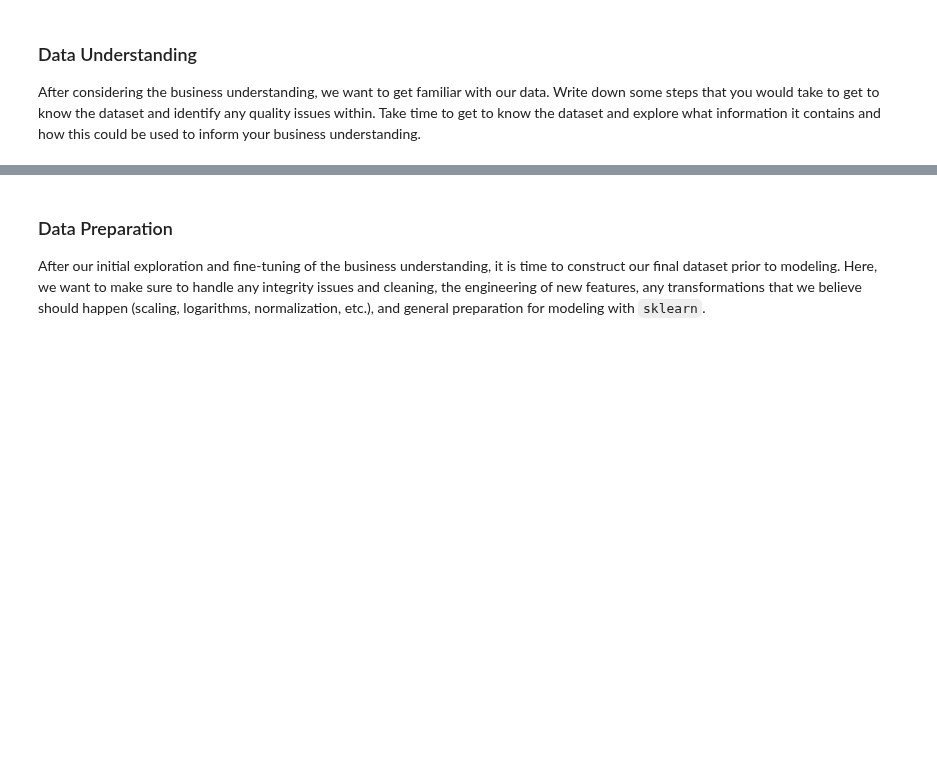
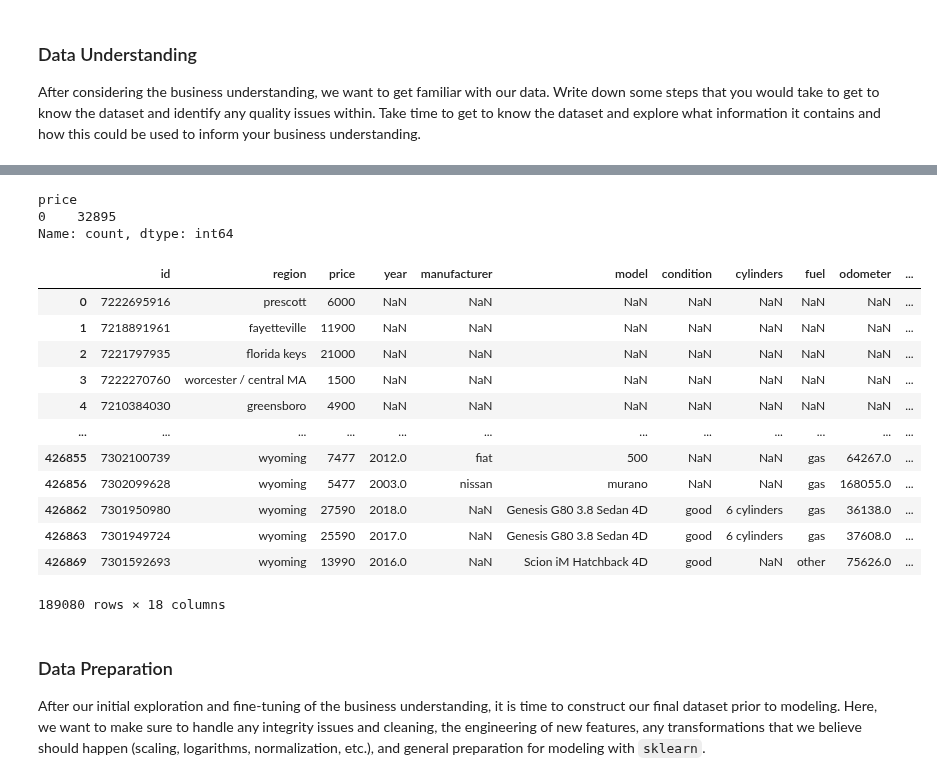
Before and after one commit to dslapelis/ML-AI-11.1, a Jupyter notebook: prompt_II.ipynb, the cells around one changed output, grey strips where cells are left out. Drawn from its saved outputs; the diff is of its cells as text; code cells hidden in the pictures; blank space fills up the shorter version.

```diff
--- a/prompt_II.ipynb
+++ b/prompt_II.ipynb
@@ -28 +114,27 @@ After considering the business understanding, we want to get familiar with our d
+# %%
+# Vehicles with a price of 0 or less
+zero_price_values = data[data["price"] <= 0]["price"]
+zero_price_values.value_counts()
+# %% [output]
+price
+0    32895
+Name: count, dtype: int64
+# %%
+model_columns = ["year", "manufacturer", "model", "odometer", "price", "condition"]
+null_values = data[data[model_columns].isnull().any(axis=1)]
+null_values
+# %% [output]
+|  | id | region | price | year | manufacturer | model | condition | cylinders | fuel | odometer | ... |
+| 0 | 7222695916 | prescott | 6000 | NaN | NaN | NaN | NaN | NaN | NaN | NaN | ... |
+| 1 | 7218891961 | fayetteville | 11900 | NaN | NaN | NaN | NaN | NaN | NaN | NaN | ... |
+| 2 | 7221797935 | florida keys | 21000 | NaN | NaN | NaN | NaN | NaN | NaN | NaN | ... |
+| 3 | 7222270760 | worcester / central MA | 1500 | NaN | NaN | NaN | NaN | NaN | NaN | NaN | ... |
+| 4 | 7210384030 | greensboro | 4900 | NaN | NaN | NaN | NaN | NaN | NaN | NaN | ... |
+| ... | ... | ... | ... | ... | ... | ... | ... | ... | ... | ... | ... |
+| 426855 | 7302100739 | wyoming | 7477 | 2012.0 | fiat | 500 | NaN | NaN | gas | 64267.0 | ... |
+| 426856 | 7302099628 | wyoming | 5477 | 2003.0 | nissan | murano | NaN | NaN | gas | 168055.0 | ... |
+| 426862 | 7301950980 | wyoming | 27590 | 2018.0 | NaN | Genesis G80 3.8 Sedan 4D | good | 6 cylinders | gas | 36138.0 | ... |
+| 426863 | 7301949724 | wyoming | 25590 | 2017.0 | NaN | Genesis G80 3.8 Sedan 4D | good | 6 cylinders | gas | 37608.0 | ... |
+| 426869 | 7301592693 | wyoming | 13990 | 2016.0 | NaN | Scion iM Hatchback 4D | good | NaN | other | 75626.0 | ... |
+189080 rows × 18 columns
 # %% [markdown]
```
Also changed, not shown: parts of 11 cells of this notebook.
